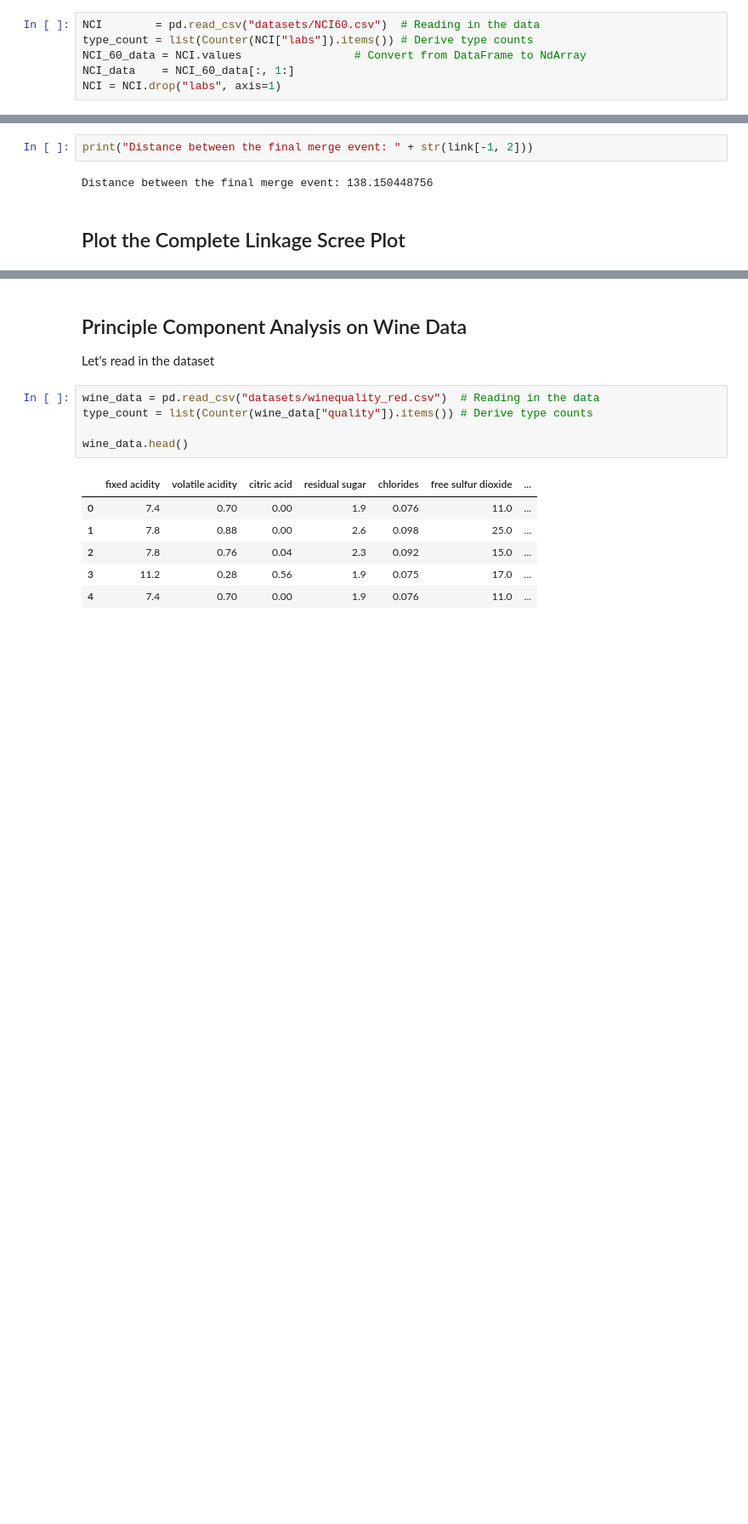
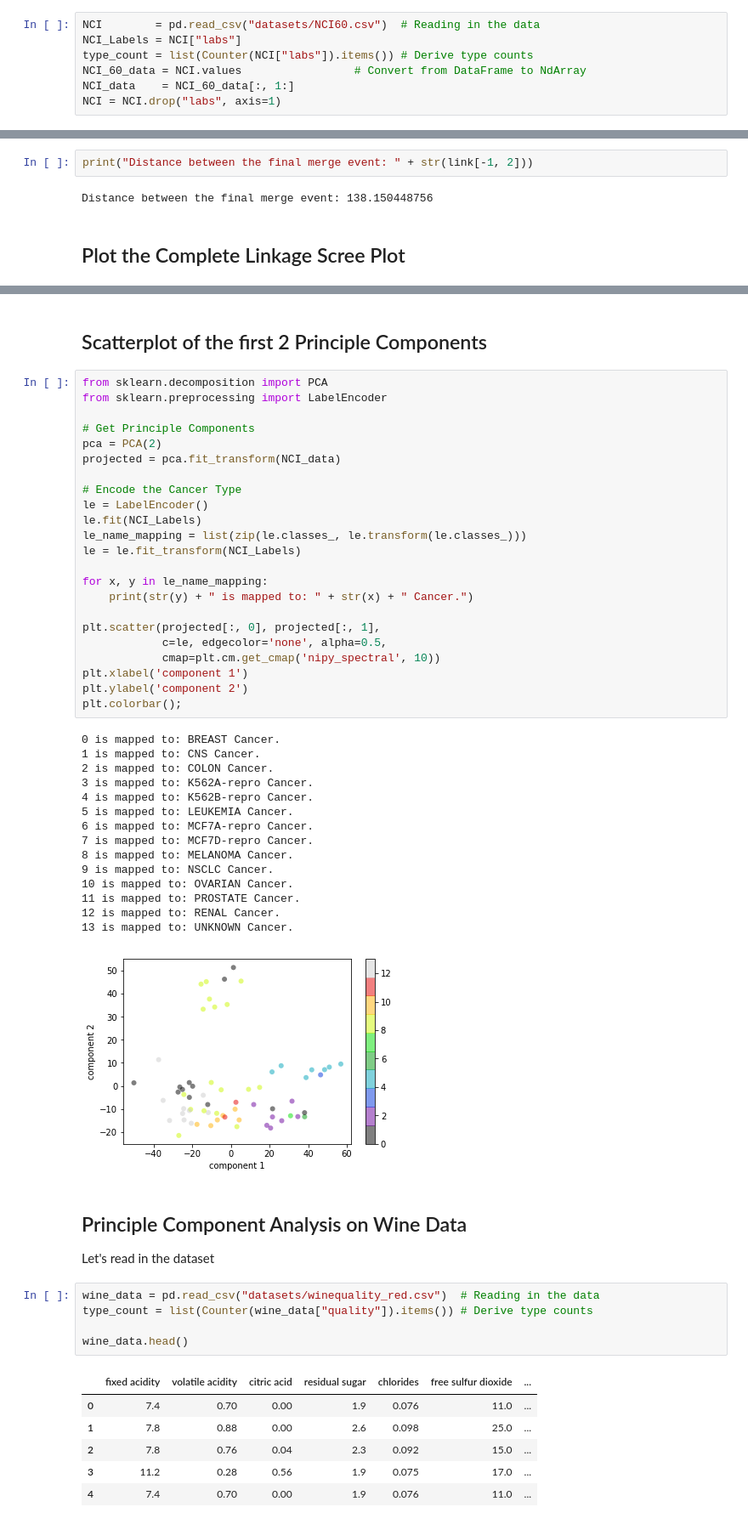
Before and after one commit to Hanel32/Datascience_Statistics_Drawer_Python, a Jupyter notebook: Unstructured Exploration of Data.ipynb, the cells around one changed output, grey strips where cells are left out. Shown at 85% size. Drawn from its saved outputs; the diff is of its cells as text; blank space fills up the shorter version.

```diff
--- a/Unstructured Exploration of Data.ipynb
+++ b/Unstructured Exploration of Data.ipynb
@@ -22,6 +22,7 @@ Let's read in the data for NCI60.
 ----
 # %%
 NCI        = pd.read_csv("datasets/NCI60.csv")  # Reading in the data
+NCI_Labels = NCI["labs"]
 type_count = list(Counter(NCI["labs"]).items()) # Derive type counts
 NCI_60_data = NCI.values                 # Convert from DataFrame to NdArray
 NCI_data    = NCI_60_data[:, 1:]
@@ -186,3 +243,45 @@ NameError: name 'clusters' is not defined
+# %% [markdown]
+Scatterplot of the first 2 Principle Components
+----
+# %%
+from sklearn.decomposition import PCA
+from sklearn.preprocessing import LabelEncoder
+
+# Get Principle Components
+pca = PCA(2)
+projected = pca.fit_transform(NCI_data)
+
+# Encode the Cancer Type
+le = LabelEncoder()
+le.fit(NCI_Labels)
+le_name_mapping = list(zip(le.classes_, le.transform(le.classes_)))
+le = le.fit_transform(NCI_Labels)
+
+for x, y in le_name_mapping:
+    print(str(y) + " is mapped to: " + str(x) + " Cancer.")
+
+plt.scatter(projected[:, 0], projected[:, 1],
+            c=le, edgecolor='none', alpha=0.5,
+            cmap=plt.cm.get_cmap('nipy_spectral', 10))
+plt.xlabel('component 1')
+plt.ylabel('component 2')
+plt.colorbar();
+# %% [output]
+0 is mapped to: BREAST Cancer.
+1 is mapped to: CNS Cancer.
+2 is mapped to: COLON Cancer.
+3 is mapped to: K562A-repro Cancer.
+4 is mapped to: K562B-repro Cancer.
+5 is mapped to: LEUKEMIA Cancer.
+6 is mapped to: MCF7A-repro Cancer.
+7 is mapped to: MCF7D-repro Cancer.
+8 is mapped to: MELANOMA Cancer.
+9 is mapped to: NSCLC Cancer.
+10 is mapped to: OVARIAN Cancer.
+11 is mapped to: PROSTATE Cancer.
+12 is mapped to: RENAL Cancer.
+13 is mapped to: UNKNOWN Cancer.
+[figure, added]
 # %% [markdown]
 Principle Component Analysis on Wine Data
 ----
```
Also changed, not shown: parts of 14 cells of this notebook.
